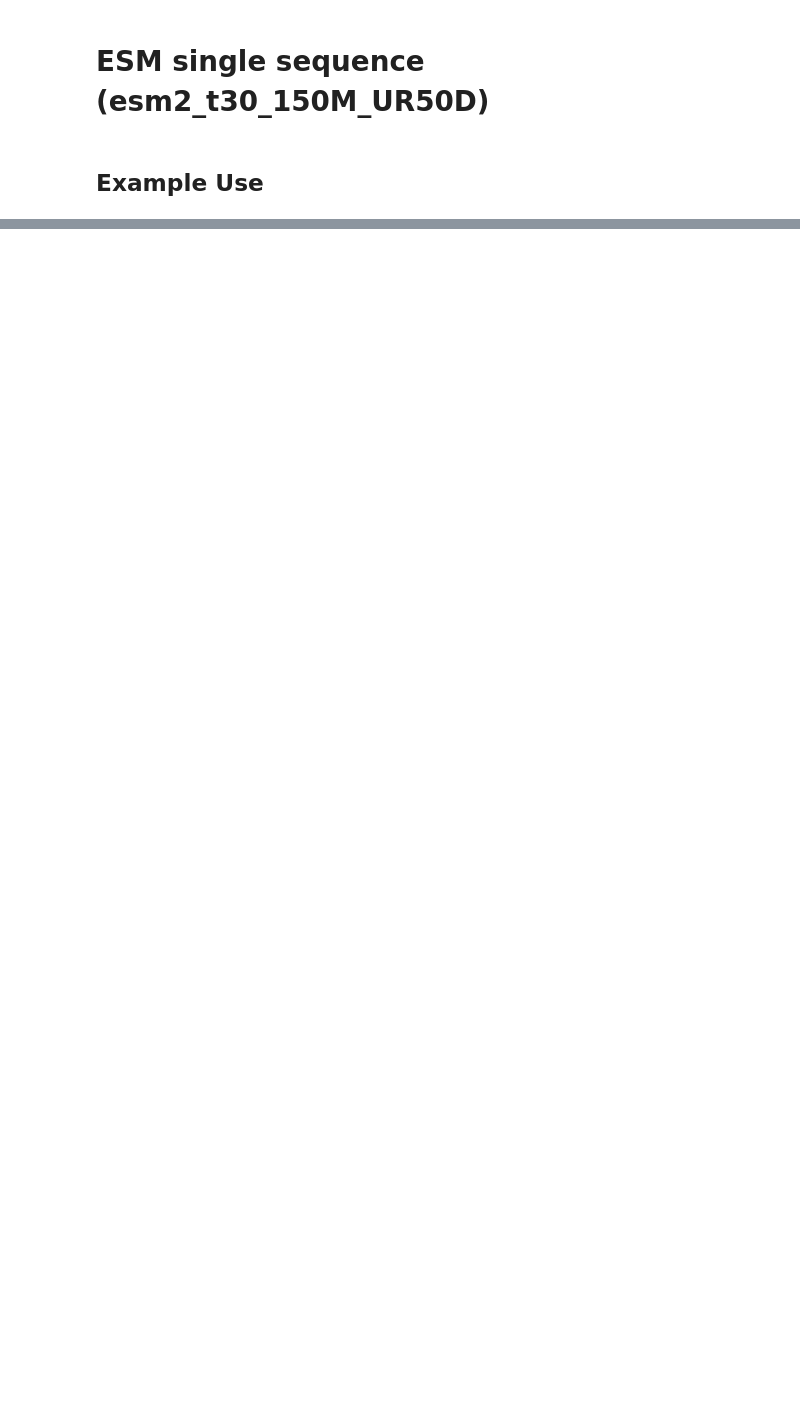
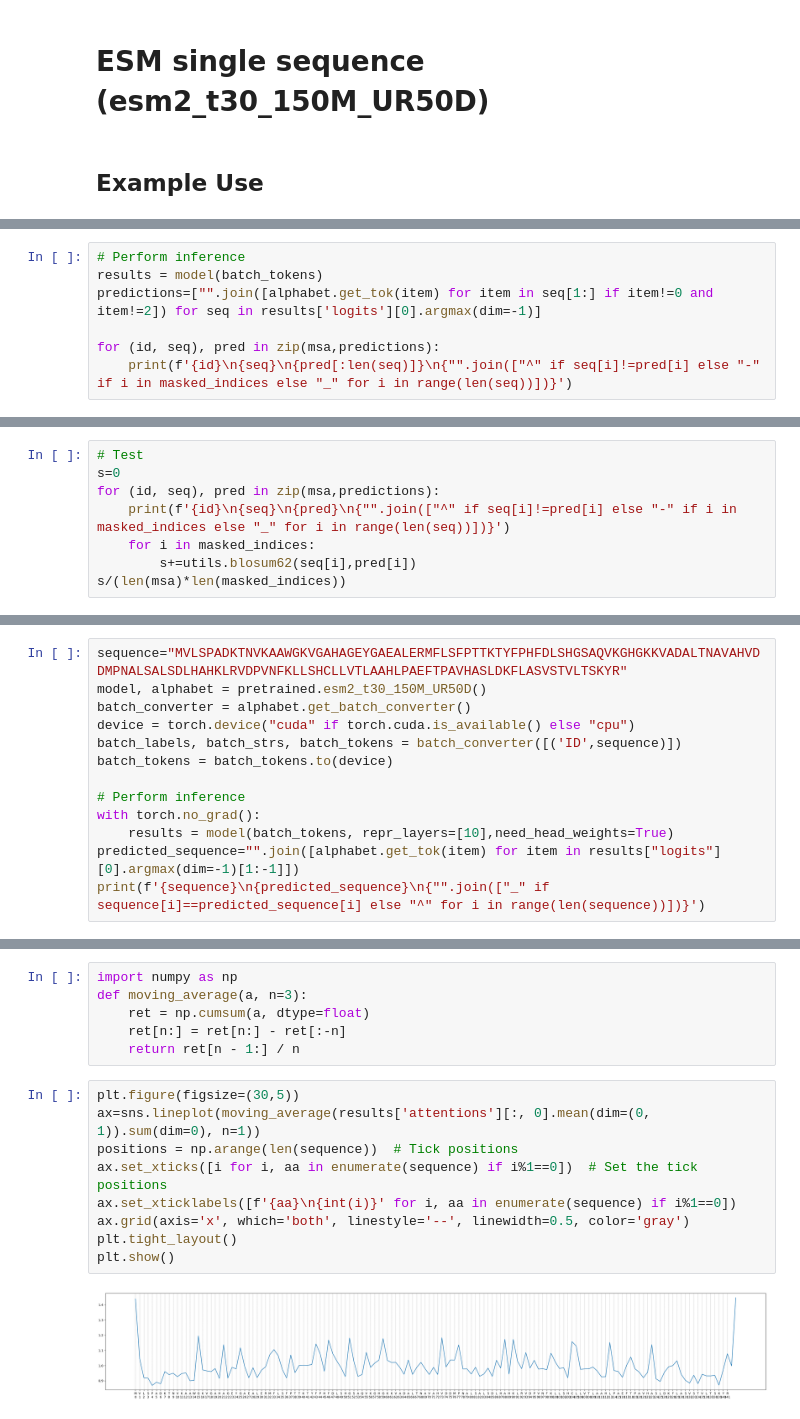
Before and after one commit to CS-433/ml-project-2-byte-by-byte, a Jupyter notebook: esm/esm.ipynb, the cells around one changed output, grey strips where cells are left out. Saved outputs shown, nothing was run; the diff lists cells and outputs as text; blank space fills up the shorter version.

```diff
--- a/esm/esm.ipynb
+++ b/esm/esm.ipynb
@@ -538,0 +128,7 @@ s/len(results)
+# %%
+# Perform inference
+results = model(batch_tokens)
+predictions=["".join([alphabet.get_tok(item) for item in seq[1:] if item!=0 and item!=2]) for seq in results['logits'][0].argmax(dim=-1)]
+
+for (id, seq), pred in zip(msa,predictions):
+    print(f'{id}\n{seq}\n{pred[:len(seq)]}\n{"".join(["^" if seq[i]!=pred[i] else "-" if i in masked_indices else "_" for i in range(len(seq))])}')
@@ -538,0 +148,8 @@ s/len(results)
+# %%
+# Test
+s=0
+for (id, seq), pred in zip(msa,predictions):
+    print(f'{id}\n{seq}\n{pred}\n{"".join(["^" if seq[i]!=pred[i] else "-" if i in masked_indices else "_" for i in range(len(seq))])}')
+    for i in masked_indices:
+        s+=utils.blosum62(seq[i],pred[i])
+s/(len(msa)*len(masked_indices))
@@ -538,0 +229,13 @@ s/len(results)
+# %%
+sequence="MVLSPADKTNVKAAWGKVGAHAGEYGAEALERMFLSFPTTKTYFPHFDLSHGSAQVKGHGKKVADALTNAVAHVDDMPNALSALSDLHAHKLRVDPVNFKLLSHCLLVTLAAHLPAEFTPAVHASLDKFLASVSTVLTSKYR"
+model, alphabet = pretrained.esm2_t30_150M_UR50D()
+batch_converter = alphabet.get_batch_converter()
+device = torch.device("cuda" if torch.cuda.is_available() else "cpu")
+batch_labels, batch_strs, batch_tokens = batch_converter([('ID',sequence)])
+batch_tokens = batch_tokens.to(device)
+
+# Perform inference
+with torch.no_grad():
+    results = model(batch_tokens, repr_layers=[10],need_head_weights=True)
+predicted_sequence="".join([alphabet.get_tok(item) for item in results["logits"][0].argmax(dim=-1)[1:-1]])
+print(f'{sequence}\n{predicted_sequence}\n{"".join(["_" if sequence[i]==predicted_sequence[i] else "^" for i in range(len(sequence))])}')
@@ -538,0 +275,17 @@ s/len(results)
+# %%
+import numpy as np
+def moving_average(a, n=3):
+    ret = np.cumsum(a, dtype=float)
+    ret[n:] = ret[n:] - ret[:-n]
+    return ret[n - 1:] / n
+# %%
+plt.figure(figsize=(30,5))
+ax=sns.lineplot(moving_average(results['attentions'][:, 0].mean(dim=(0, 1)).sum(dim=0), n=1))
+positions = np.arange(len(sequence))  # Tick positions
+ax.set_xticks([i for i, aa in enumerate(sequence) if i%1==0])  # Set the tick positions
+ax.set_xticklabels([f'{aa}\n{int(i)}' for i, aa in enumerate(sequence) if i%1==0])
+ax.grid(axis='x', which='both', linestyle='--', linewidth=0.5, color='gray')
+plt.tight_layout()
+plt.show()
+# %% [output]
+[figure, added]
```
Also changed, not shown: parts of 67 cells of this notebook.
